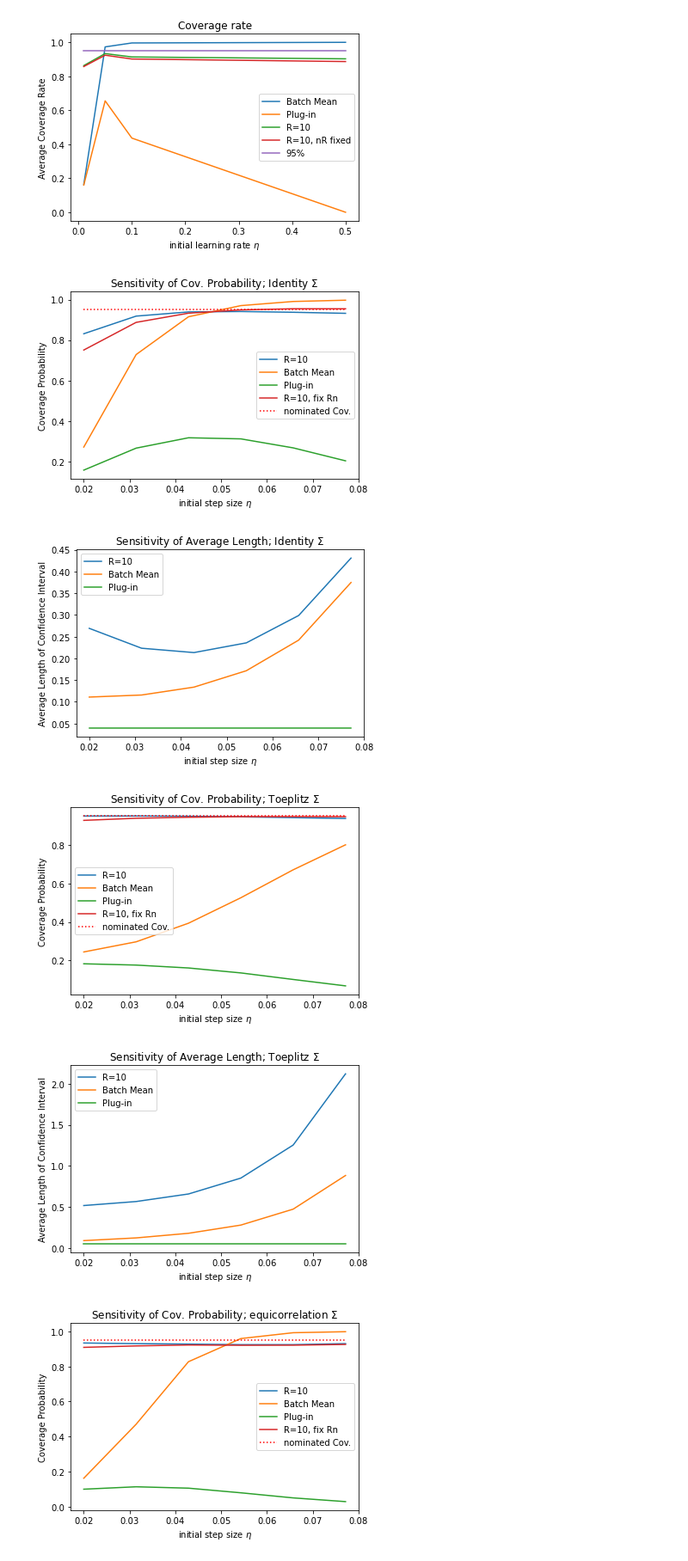
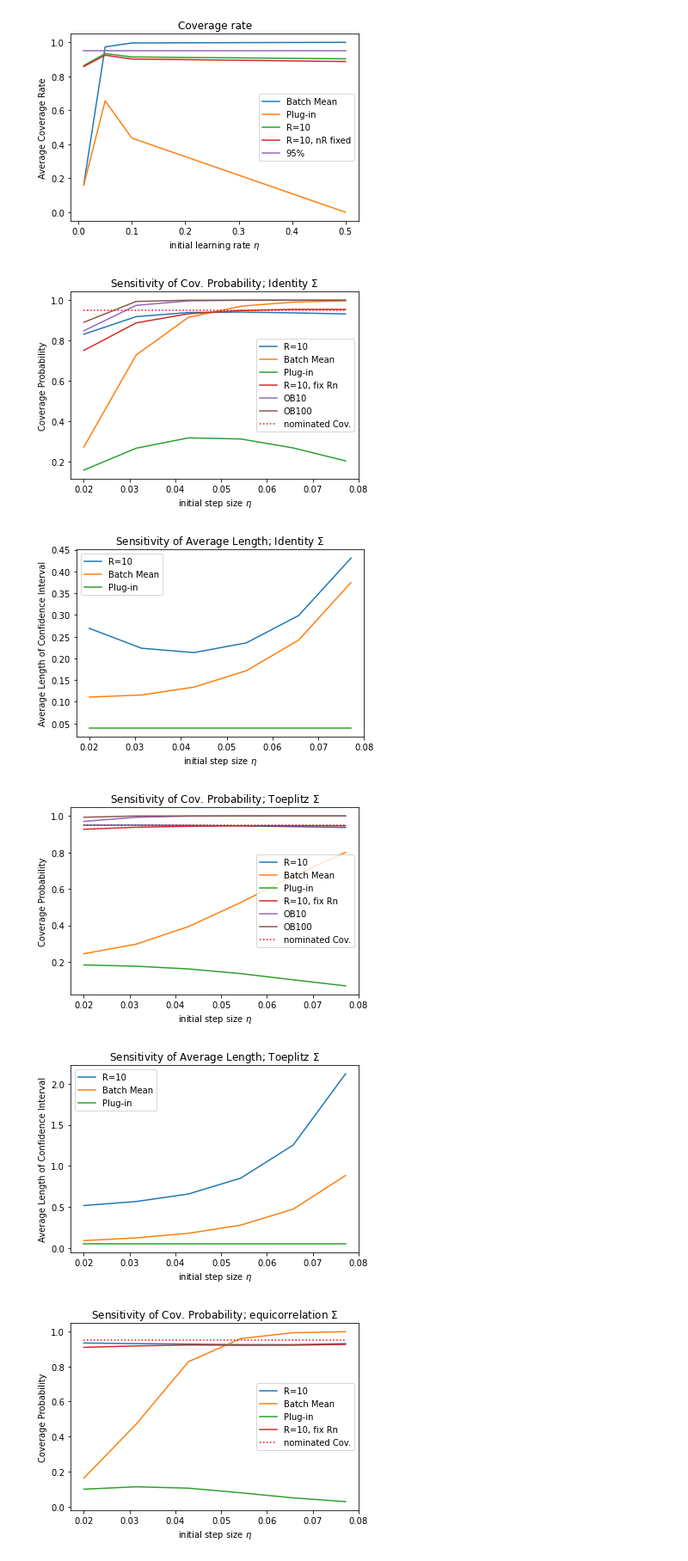
Before and after one commit to BeetrootWang/UQ_Proj, a Jupyter notebook: draft.ipynb, the cells around one changed output. Shown: that part at 86% size. Drawn from its saved outputs; the diff is of its cells as text; code cells hidden in the pictures.

```diff
--- a/draft.ipynb
+++ b/draft.ipynb
@@ -427,10 +427,10 @@ Text(0.5, 1.0, 'Coverage rate')
 # %%
 import numpy as np
 
-plugin_list = ['ori', 'BM', 'PI', 'fair']
+plugin_list = ['ori', 'BM', 'PI', 'fair', 'OB10', 'OB100']
 
-Cov_prob = np.zeros([4,8])
-Len  = np.zeros([4,8])
+Cov_prob = np.zeros([6,8])
+Len  = np.zeros([6,8])
 for ii in range(len(plugin_list)):
     pl = plugin_list[ii]
     filename = 'Result_'+pl+'_200_identity.txt'
@@ -455,8 +455,10 @@ plt.plot(eta, Cov_prob[0,:6])
 plt.plot(eta, Cov_prob[1,:6])
 plt.plot(eta, Cov_prob[2,:6])
 plt.plot(eta, Cov_prob[3,:6])
+plt.plot(eta, Cov_prob[4,:6])
+plt.plot(eta, Cov_prob[5,:6])
 plt.plot(eta, [0.95]*6, 'r:')
-plt.legend(['R=10','Batch Mean', 'Plug-in', 'R=10, fix Rn', 'nominated Cov.'])
+plt.legend(['R=10','Batch Mean', 'Plug-in', 'R=10, fix Rn', 'OB10', 'OB100', 'nominated Cov.'])
 plt.xlabel('initial step size $\eta$')
 plt.ylabel('Coverage Probability')
 plt.title('Sensitivity of Cov. Probability; Identity $\Sigma$')
@@ -476,15 +478,15 @@ plt.title('Sensitivity of Average Length; Identity $\Sigma$')
 plt.savefig('identity_len.png', dpi=1000)
 plt.show()
 # %% [output]
-[figure, old version]
+[figure, new version]
 [figure]
 # %%
 import numpy as np
 
-plugin_list = ['ori', 'BM', 'PI', 'fair']
+plugin_list = ['ori', 'BM', 'PI', 'fair', 'OB10', 'OB100']
 
-Cov_prob = np.zeros([4,8])
-Len  = np.zeros([4,8])
+Cov_prob = np.zeros([6,8])
+Len  = np.zeros([6,8])
 for ii in range(len(plugin_list)):
     pl = plugin_list[ii]
     filename = 'Result_'+pl+'_200_toeplitz.txt'
@@ -502,35 +504,37 @@ for ii in range(len(plugin_list)):
     f.close()
 
 import matplotlib.pyplot as plt
 
 eta = np.linspace(0.02,0.1,8)
 eta = eta[:6]
 plt.plot(eta, Cov_prob[0,:6])
 plt.plot(eta, Cov_prob[1,:6])
 plt.plot(eta, Cov_prob[2,:6])
 plt.plot(eta, Cov_prob[3,:6])
+plt.plot(eta, Cov_prob[4,:6])
+plt.plot(eta, Cov_prob[5,:6])
 plt.plot(eta, [0.95]*6, 'r:')
-plt.legend(['R=10','Batch Mean', 'Plug-in', 'R=10, fix Rn', 'nominated Cov.'])
+plt.legend(['R=10','Batch Mean', 'Plug-in', 'R=10, fix Rn', 'OB10', 'OB100', 'nominated Cov.'])
 plt.xlabel('initial step size $\eta$')
 plt.ylabel('Coverage Probability')
 plt.title('Sensitivity of Cov. Probability; Toeplitz $\Sigma$')
 plt.savefig('Toeplitz_Cov.png',dpi=1000)
 plt.show()
 # Len
 eta = np.linspace(0.02,0.1,8)
 eta = eta[:6]
 plt.plot(eta, Len[0,:6])
 plt.plot(eta, Len[1,:6])
 plt.plot(eta, Len[2,:6])
 # plt.plot(eta, Len[3,:6])
 plt.legend(['R=10','Batch Mean', 'Plug-in'])
 plt.xlabel('initial step size $\eta$')
 plt.ylabel('Average Length of Confidence Interval')
 plt.title('Sensitivity of Average Length; Toeplitz $\Sigma$')
 plt.savefig('Toeplitz_len.png', dpi=1000)
 plt.show()
 # %% [output]
-[figure, old version]
+[figure, new version]
 [figure]
 # %%
 import numpy as np
```
Also changed, not shown: 2 other files.
